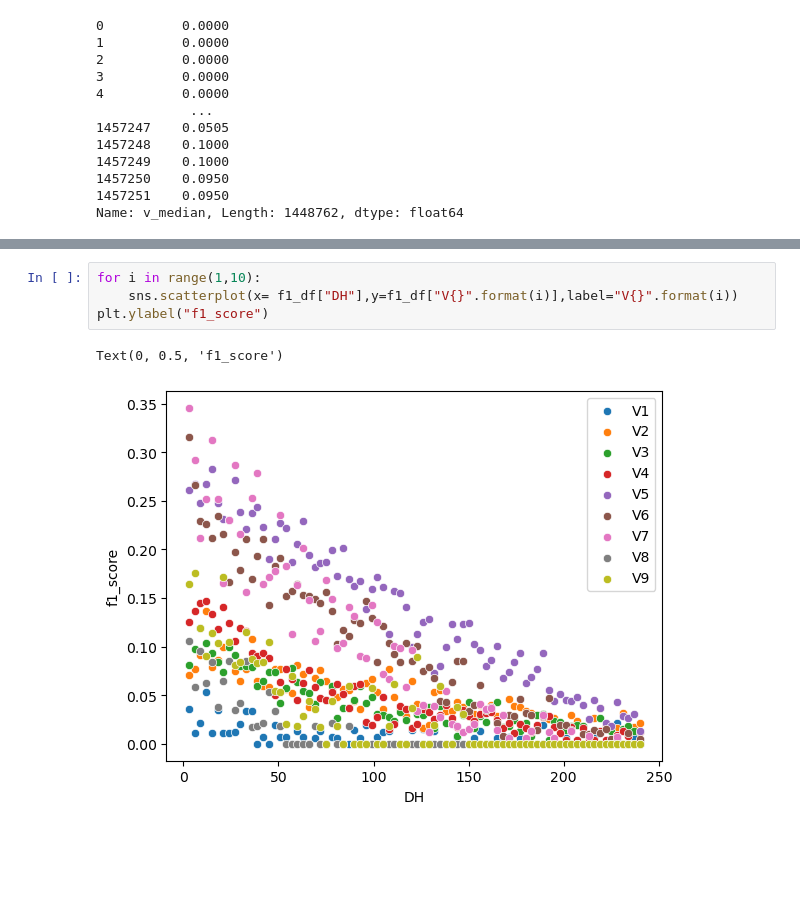
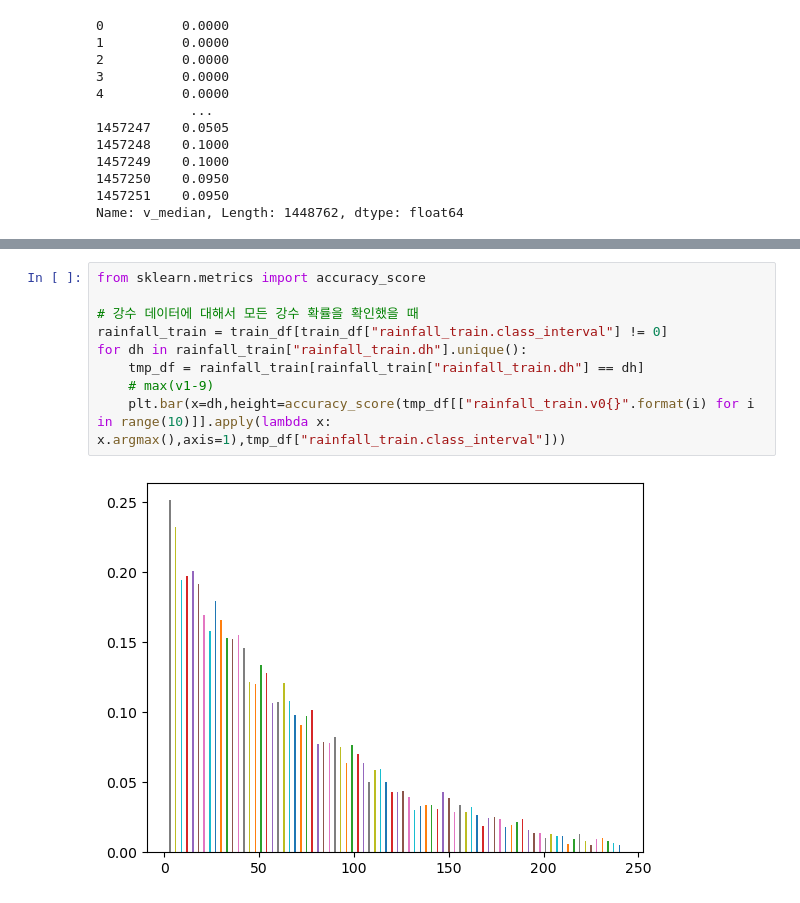
Before and after one commit to Abel3005/TSI, a Jupyter notebook: Data Analysis(2).ipynb, the cells around one changed output, grey strips where cells are left out. Drawn from its saved outputs; the diff is of its cells as text; blank space fills up the shorter version.

```diff
--- a/Data Analysis(2).ipynb
+++ b/Data Analysis(2).ipynb
@@ -108,7 +116,11 @@ Text(0, 0.5, 'f1_score')
-# %%
-for i in range(1,10):
-    sns.scatterplot(x= f1_df["DH"],y=f1_df["V{}".format(i)],label="V{}".format(i))
-plt.ylabel("f1_score")
-# %% [output]
-Text(0, 0.5, 'f1_score')
-[figure, removed]
+# %%
+from sklearn.metrics import accuracy_score
+
+# 강수 데이터에 대해서 모든 강수 확률을 확인했을 때
+rainfall_train = train_df[train_df["rainfall_train.class_interval"] != 0]
+for dh in rainfall_train["rainfall_train.dh"].unique():
+    tmp_df = rainfall_train[rainfall_train["rainfall_train.dh"] == dh]
+    # max(v1-9)
+    plt.bar(x=dh,height=accuracy_score(tmp_df[["rainfall_train.v0{}".format(i) for i in range(10)]].apply(lambda x: x.argmax(),axis=1),tmp_df["rainfall_train.class_interval"]))
+# %% [output]
+[figure, added]
```
Also changed, not shown: parts of 6 cells of this notebook, 4 other files.
